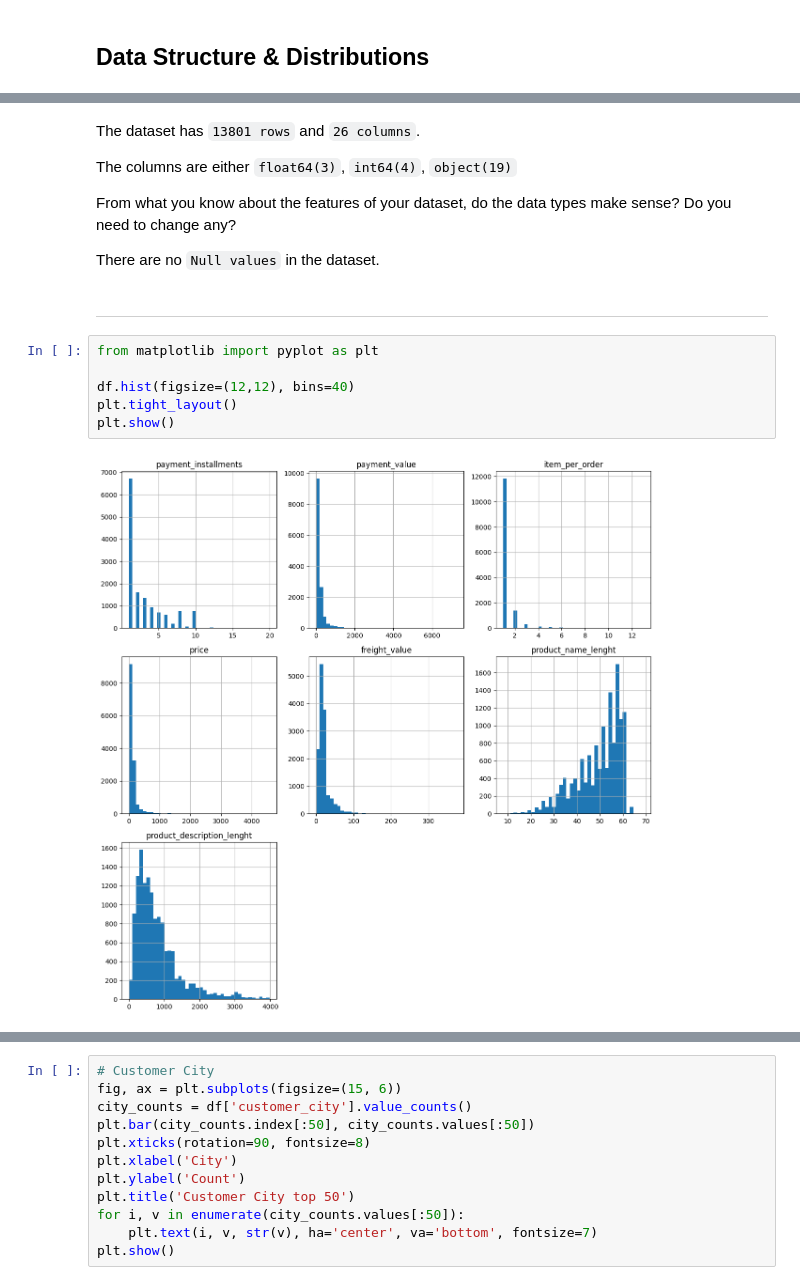
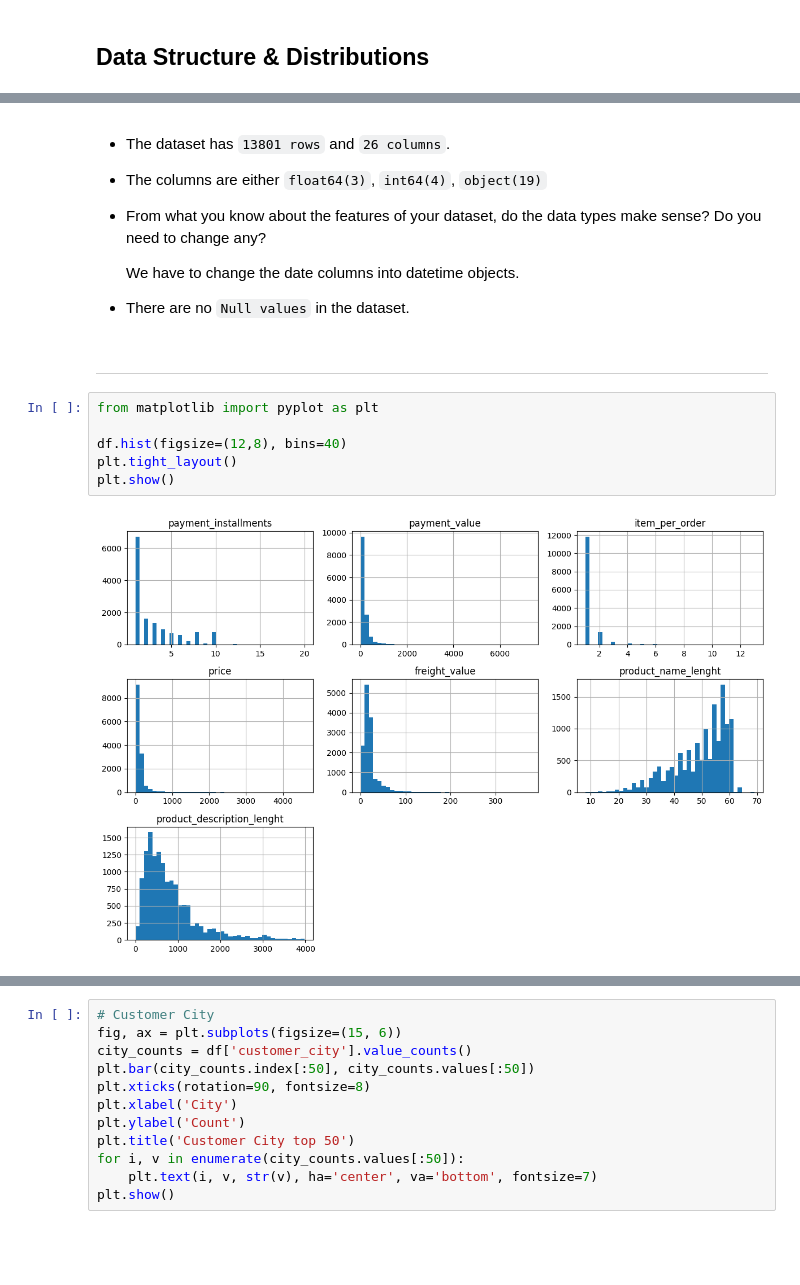
Before and after one commit to prffraia/Machine_Learning, a Jupyter notebook: 01_EDA.ipynb, the cells around one changed output, grey strips where cells are left out. Cells and saved outputs as stored; diff of their text form; blank space fills up the shorter version.

```diff
--- a/01_EDA.ipynb
+++ b/01_EDA.ipynb
@@ -111,23 +103,25 @@ dtypes: float64(3), int64(4), object(19)
 memory usage: 2.7+ MB
 None
 # %% [markdown]
-The dataset has `13801 rows` and `26 columns`.
+* The dataset has `13801 rows` and `26 columns`.
 
-The columns are either `float64(3)`, `int64(4)`, `object(19)`
+* The columns are either `float64(3)`, `int64(4)`, `object(19)`
 
-From what you know about the features of your dataset, do the data types make sense? Do you need to change any?
+* From what you know about the features of your dataset, do the data types make sense? Do you need to change any?
 
-There are no `Null values` in the dataset.
+  We have to change the date columns into datetime objects.
+
+* There are no `Null values` in the dataset.
 # %% [markdown]
 ---
 # %%
 from matplotlib import pyplot as plt
 
-df.hist(figsize=(12,12), bins=40)
+df.hist(figsize=(12,8), bins=40)
 plt.tight_layout()
 plt.show()
 # %% [output]
-[figure, old version]
+[figure, new version]
 # %% [markdown]
 **Discuss the distributions:**
 
```
Also changed, not shown: parts of 22 cells of this notebook.
